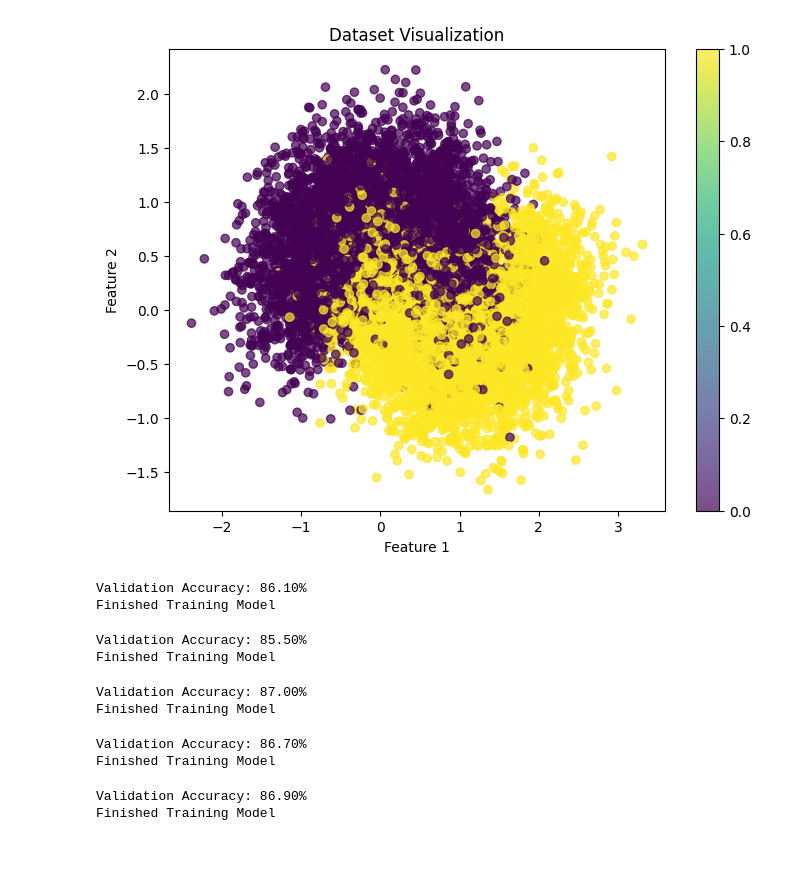
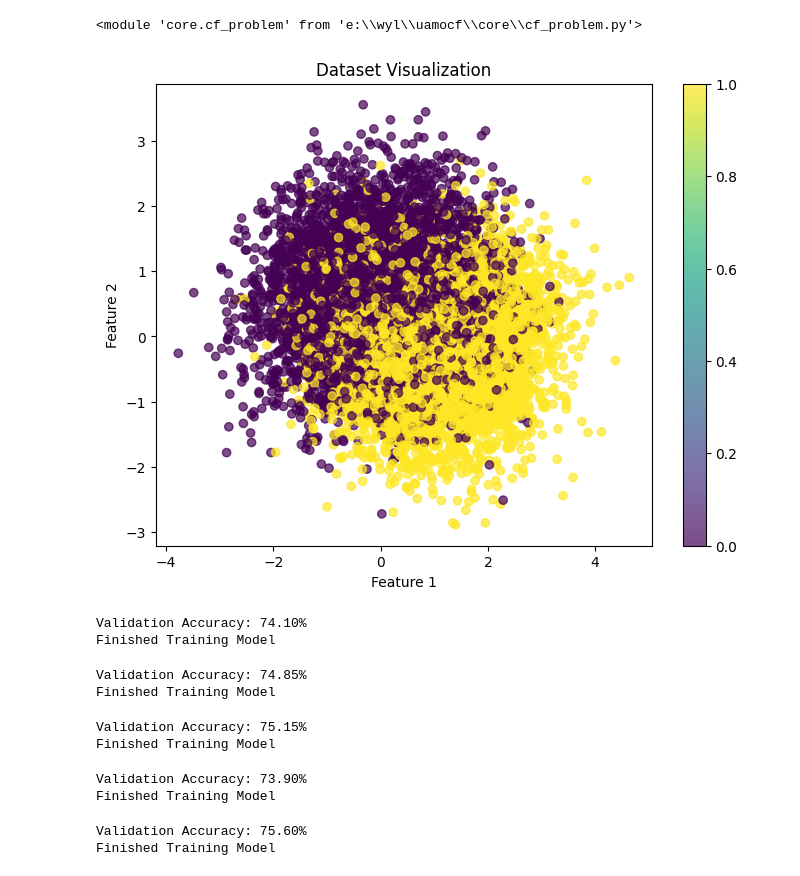
Before and after one commit to 42logos/uamocf, a Jupyter notebook: examples/demo_moon.ipynb, the cells around one changed output. Cells and saved outputs as stored; diff of their text form; code cells hidden in the pictures.

```diff
--- a/examples/demo_moon.ipynb
+++ b/examples/demo_moon.ipynb
@@ -12,16 +12,25 @@ from core.data import DataGenerator, DatasetsDG
 from core.models import SimpleNN,EnsembleModel
 from matplotlib import pyplot as plt
 from utils import plot_proba, plot_uncertainty_heatmap, plot_cf_3d
+# %%
+import importlib
+import core.optimization
+import core.cf_problem
+
+importlib.reload(core.optimization)
+importlib.reload(core.cf_problem)
+# %% [output]
+<module 'core.cf_problem' from 'e:\\wyl\\uamocf\\core\\cf_problem.py'>
 # %%
-ds=make_moons(n_samples=10000, noise=0.4, random_state=42)
+ds=make_moons(n_samples=10000, noise=0.8, random_state=42)
 
 tds = TensorDataset(torch.tensor(ds[0], dtype=torch.float32), torch.tensor(ds[1], dtype=torch.long))
 dg=DatasetsDG(tds, num_classes=2)
 dg.plot()
 # %% [output]
-[figure, old version]
+[figure, new version]
 # %%
-models = [SimpleNN(input_dim=2, hidden_dim=8, output_dim=2, depth=3) for _ in range(5)]
+models = [SimpleNN(input_dim=2, hidden_dim=48, output_dim=2, depth=3) for _ in range(5)]
 ensemble_model = EnsembleModel(models=models)
 
 
@@ -60,15 +69,15 @@ for model in ensemble_model.models:
         print(f"Validation Accuracy: {val_accuracy * 100:.2f}%")
     print(f"Finished Training Model")
 # %% [output]
-Validation Accuracy: 86.10%
+Validation Accuracy: 74.10%
 Finished Training Model
-Validation Accuracy: 85.50%
+Validation Accuracy: 74.85%
 Finished Training Model
-Validation Accuracy: 87.00%
+Validation Accuracy: 75.15%
 Finished Training Model
-Validation Accuracy: 86.70%
+Validation Accuracy: 73.90%
 Finished Training Model
-Validation Accuracy: 86.90%
+Validation Accuracy: 75.60%
 Finished Training Model
 # %%
 # plot decision boundary
```
Also changed, not shown: parts of 3 cells of this notebook, 2 other files.
